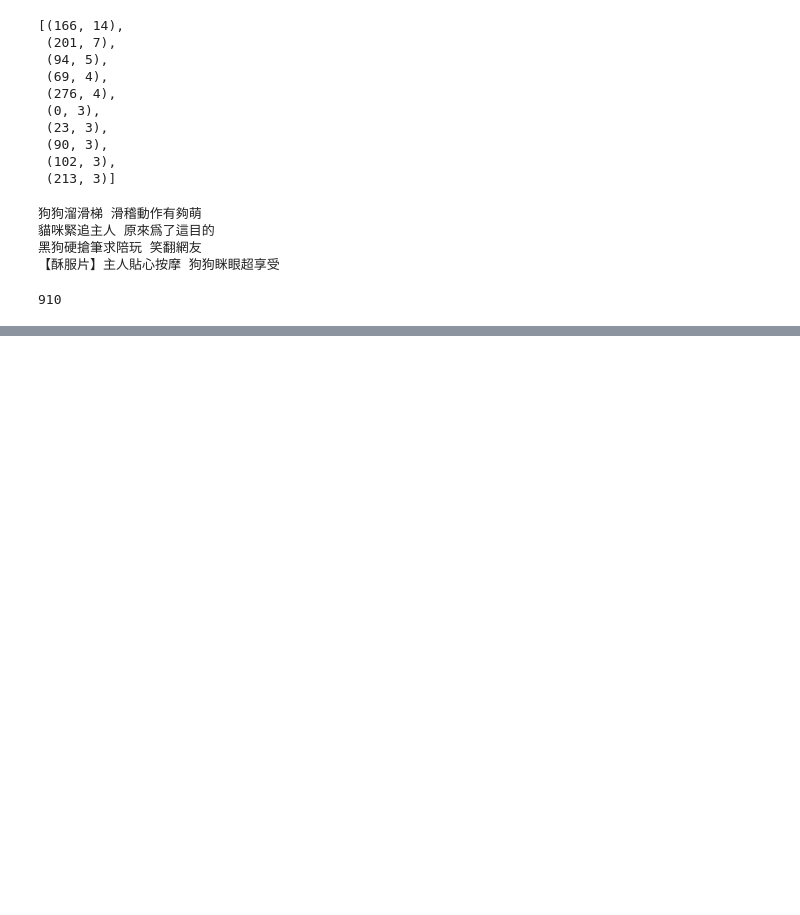
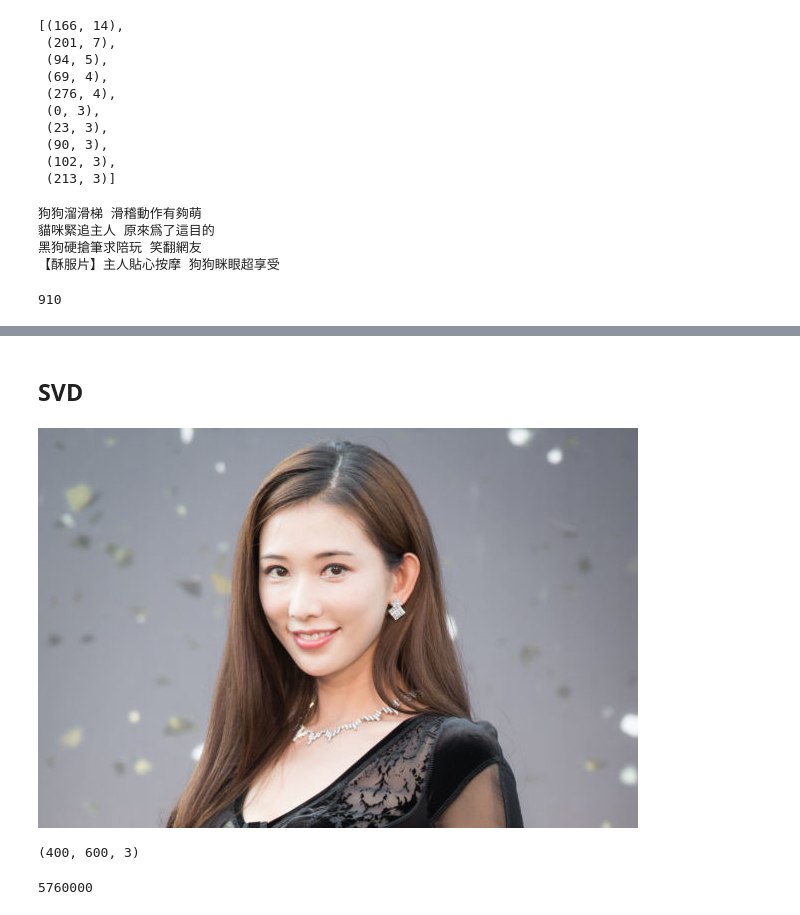
Before and after one commit to ywchiu/cdc_course, a Jupyter notebook: Demo20190717.ipynb, the cells around one changed output, grey strips where cells are left out. Saved outputs shown, nothing was run; the diff lists cells and outputs as text; code cells hidden in the pictures; blank space fills up the shorter version.

```diff
--- a/Demo20190717.ipynb
+++ b/Demo20190717.ipynb
@@ -265,0 +441,17 @@ len(c)
+# %% [markdown]
+## SVD
+# %%
+from PIL import Image
+img = Image.open('chiling.jpg')
+# %%
+img
+# %% [output]
+[figure, added]
+# %%
+import numpy
+imgary = numpy.array(img)
+#imgary
+imgary = imgary / 255
+imgary.shape
+# %% [output]
+(400, 600, 3)
@@ -265,0 +460,4 @@ len(c)
+# %%
+original_bytes
+# %% [output]
+5760000
```
Also changed, not shown: parts of 38 cells of this notebook.
